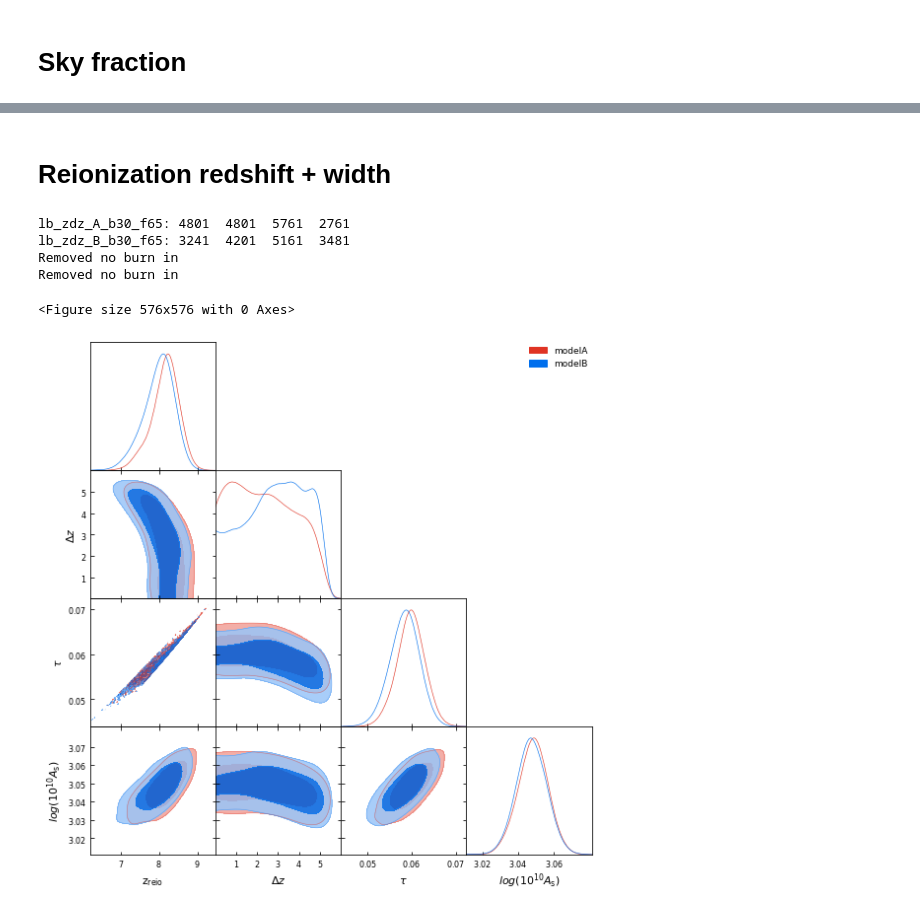
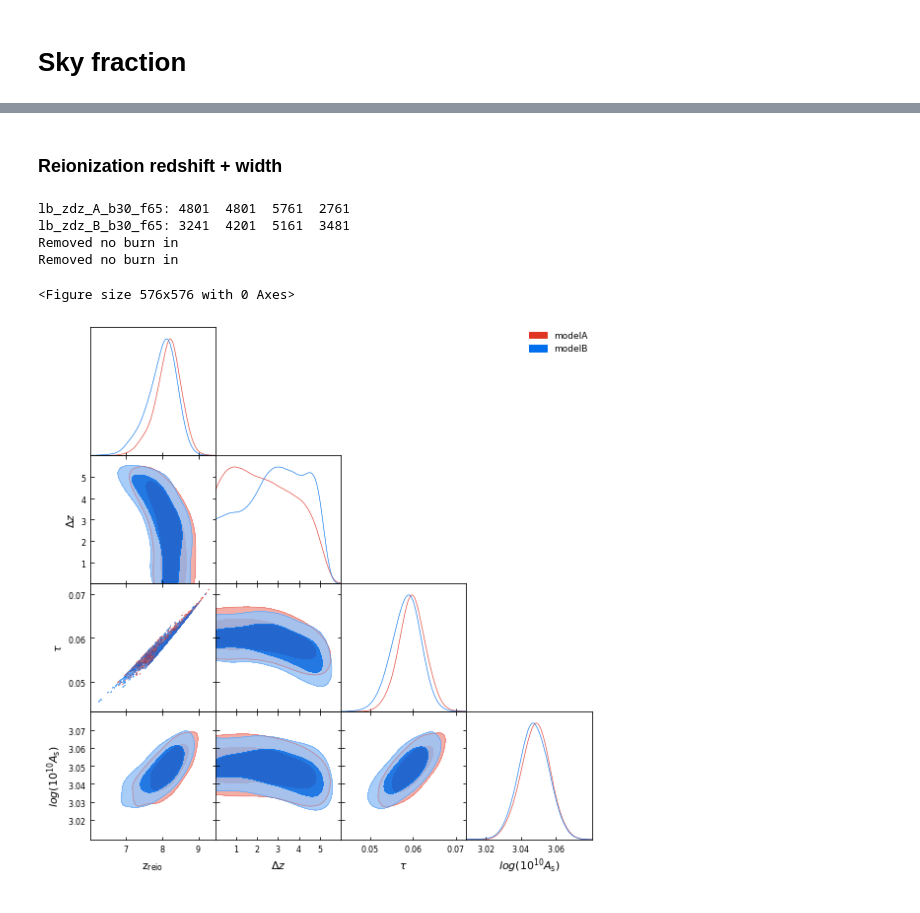
Before and after one commit to litebird/reionization, a Jupyter notebook: LB_forecast_Paris/lbreio.ipynb, the cells around one changed output, grey strips where cells are left out. Saved outputs shown, nothing was run; the diff lists cells and outputs as text; code cells hidden in the pictures.

```diff
--- a/LB_forecast_Paris/lbreio.ipynb
+++ b/LB_forecast_Paris/lbreio.ipynb
@@ -37,7 +58,7 @@ legend()
 # %%
 fsky = [55,65,75,85,95]
 runnames = [f"lb_reio_A_b30_f{f}" for f in fsky]
-chains = [MCtools.mergeMC( "%s/%s/mcmc" % (DBdir,run), burnin=0.4) for run in runnames]
+chains = [MCtools.mergeMC( "%s/%s/mcmc" % (DBdir,run), burnin=0.6) for run in runnames]
 listpar = ['tau','logA']
 labels = [MCtools.parname.get(p,p).replace('$','') for p in listpar]
 samples = [MCSamples( samples=[ chain[p] for p in listpar], names=listpar, labels=labels) for chain in chains]
@@ -125,0 +140,10 @@ z_reio          =  8.304019 +/- 0.261193  |   8.224341 +/- 0.258371
+# %%
+figure()
+cols = ['r','b']
+for ic,run in enumerate(runnames):
+    xe = np.load( f"{DBdir}/xe_{run}.npy", allow_pickle=True).item()
+    fill_between( xe['z'], percentile( xe['xe'], 2.5, axis=0), percentile( xe['xe'], 97.5, axis=0), color=cols[ic], alpha=0.1)
+    fill_between( xe['z'], percentile( xe['xe'], 16., axis=0), percentile( xe['xe'], 84.0, axis=0), color=cols[ic], alpha=0.2)
+    plot( xe['z'], percentile( xe['xe'], 50, axis=0), color=cols[ic], label='model A' if ic == 0 else 'model B')
+xlim(0,20)
+legend()
@@ -126,23 +153,23 @@ z_reio          =  8.304019 +/- 0.261193  |   8.224341 +/- 0.258371
 # %% [markdown]
-# Reionization redshift + width
+### Reionization redshift + width
 # %%
 runnames = ["lb_zdz_A_b30_f65","lb_zdz_B_b30_f65"]
 listpar = ['z_reio','reionization_width','tau','logA']
-chains = [MCtools.mergeMC( "%s/%s/mcmc" % (DBdir,run), burnin=0.4) for run in runnames]
+chains = [MCtools.mergeMC( "%s/%s/mcmc" % (DBdir,run), burnin=0.6) for run in runnames]
 labels = [MCtools.parname.get(p,p).replace('$','') for p in listpar]
 support = {'reionization_width':[0,6]}
 samples = [MCSamples( samples=[ chain[p] for p in listpar], names=listpar, labels=labels, ranges=support) for chain in chains]
 
 g = plots.getSinglePlotter(width_inch=8, ratio=1)
 g.triangle_plot(samples, listpar, filled = True,
                 legend_labels = ["modelA", "modelB"],legend_loc = 'upper right')
 # %% [output]
 lb_zdz_A_b30_f65: 4801  4801  5761  2761
 lb_zdz_B_b30_f65: 3241  4201  5161  3481
 Removed no burn in
 Removed no burn in
 <Figure size 576x576 with 0 Axes>
-[figure, old version]
+[figure, new version]
 # %%
 for par in ['tau','z_reio','reionization_width']: MCtools.PrintMax( chains, par)
 # %% [output]
```
Also changed, not shown: parts of 51 cells of this notebook.
